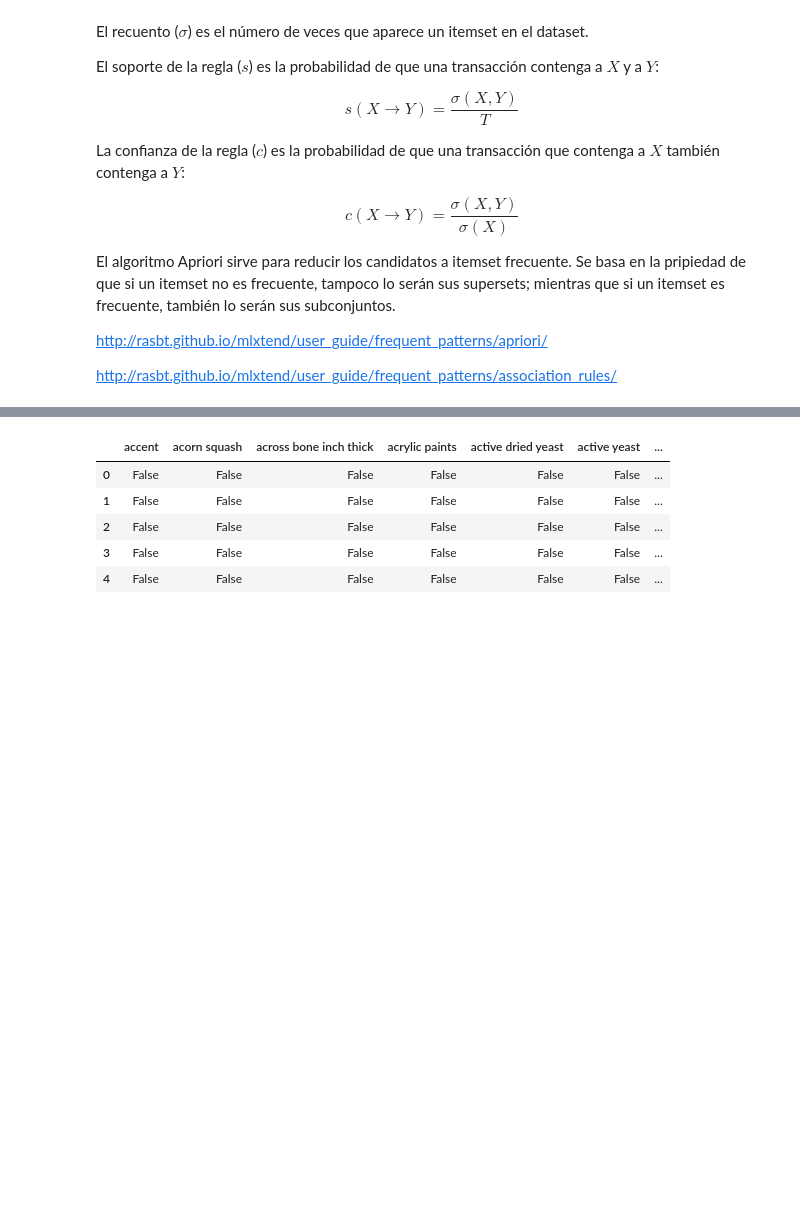
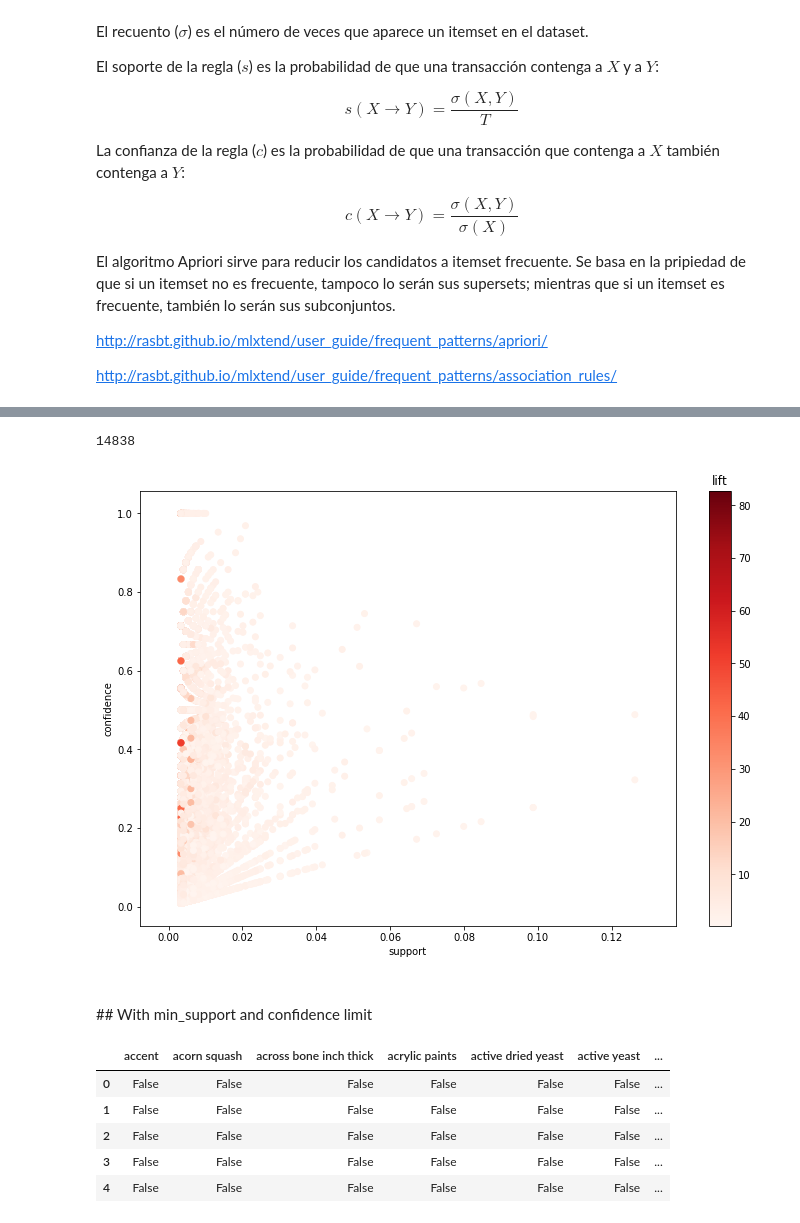
Before and after one commit to JoanMartin/UIB-MasterInBigData, a Jupyter notebook: New-Trend-In-Data-Mining/Association Rules/Recipe Association Rules.ipynb, the cells around one changed output, grey strips where cells are left out. Cells and saved outputs as stored; diff of their text form; code cells hidden in the pictures; blank space fills up the shorter version.

Commit message:
Recipe Association Rules graphic added

```diff
--- a/New-Trend-In-Data-Mining/Association Rules/Recipe Association Rules.ipynb
+++ b/New-Trend-In-Data-Mining/Association Rules/Recipe Association Rules.ipynb
@@ -13,6 +13,10 @@ from nltk.stem.porter import PorterStemmer
 import numpy as np
 import pandas as pd
 
+%matplotlib inline
+import matplotlib.pyplot as plt
+plt.rcParams['figure.figsize'] = (12, 8)
+
 from mlxtend.preprocessing import TransactionEncoder
 from mlxtend.frequent_patterns import apriori
 from mlxtend.frequent_patterns import association_rules
@@ -101,0 +109,6 @@ http://rasbt.github.io/mlxtend/user_guide/frequent_patterns/association_rules/
+# %%
+te = TransactionEncoder()
+te_ary = te.fit(recipe_ingredients_clean).transform(recipe_ingredients_clean)
+
+df_transactions = pd.DataFrame(te_ary, columns=te.columns_)
+df_transactions.head()
@@ -102,3 +123,37 @@ http://rasbt.github.io/mlxtend/user_guide/frequent_patterns/association_rules/
+# %%
+frequent_itemsets = apriori(df_transactions, min_support=0.003, use_colnames=True)
+rules = association_rules(frequent_itemsets, metric="confidence", min_threshold=0)
+
+rules["antecedant_len"] = rules["antecedants"].apply(lambda x: len(x))
+len(rules)
+# %% [output]
+14838
+# %%
+def plot_arules(assoc_rules, measure=('support', 'confidence'), shading=None):
+    X = assoc_rules[measure[0]]
+    y = assoc_rules[measure[1]]
+
+    c = shading
+    cmap = None
+    if shading is not None:
+        c = assoc_rules[shading]
+        cmap = 'Reds'
+
+    plt.scatter(X, y, c=c, cmap=cmap)
+    plt.xlabel(measure[0])
+    plt.ylabel(measure[1])
+
+    if shading is not None:
+        col_bar = plt.colorbar()
+        col_bar.ax.set_title(shading)
+
+
+plot_arules(rules, shading='lift')
+# %% [output]
+[figure, added]
+# %% [markdown]
+<br>
+## With min_support and confidence limit
 # %%
 te = TransactionEncoder()
 te_ary = te.fit(recipe_ingredients_clean).transform(recipe_ingredients_clean)
```
Also changed, not shown: parts of 5 cells of this notebook.
